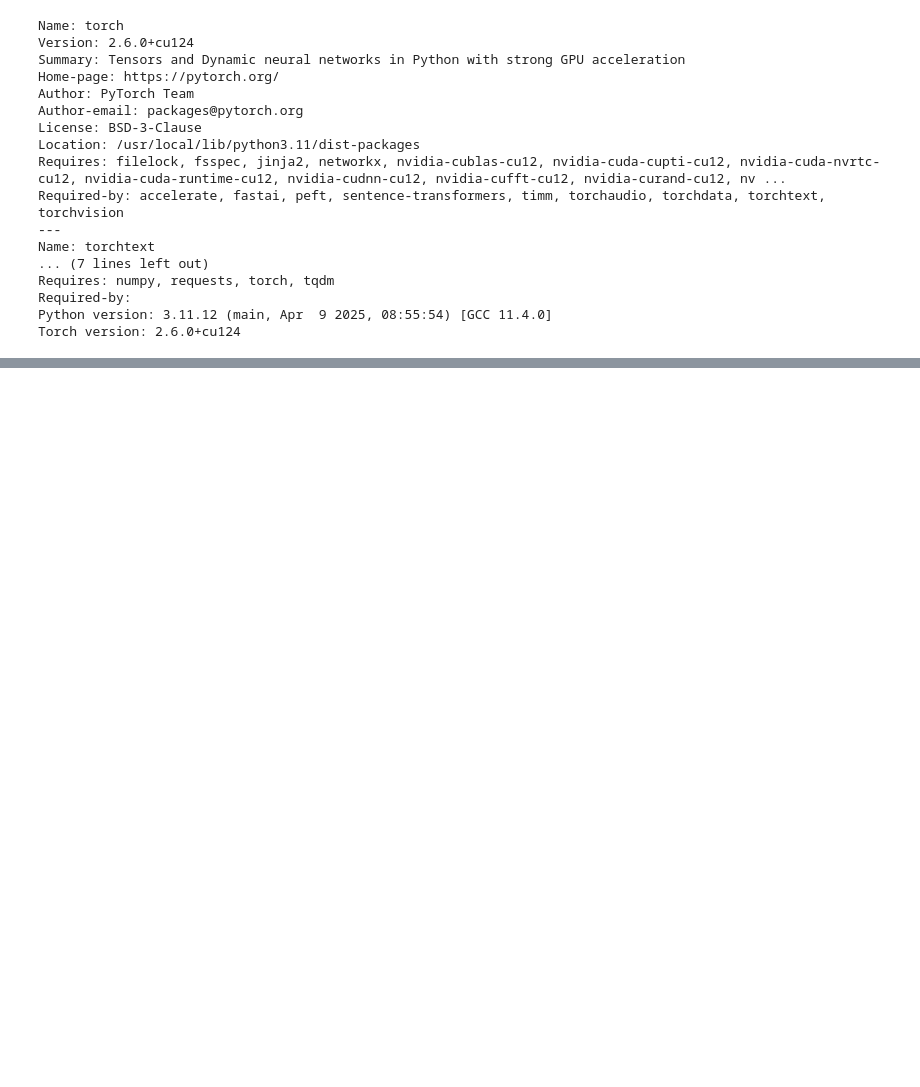
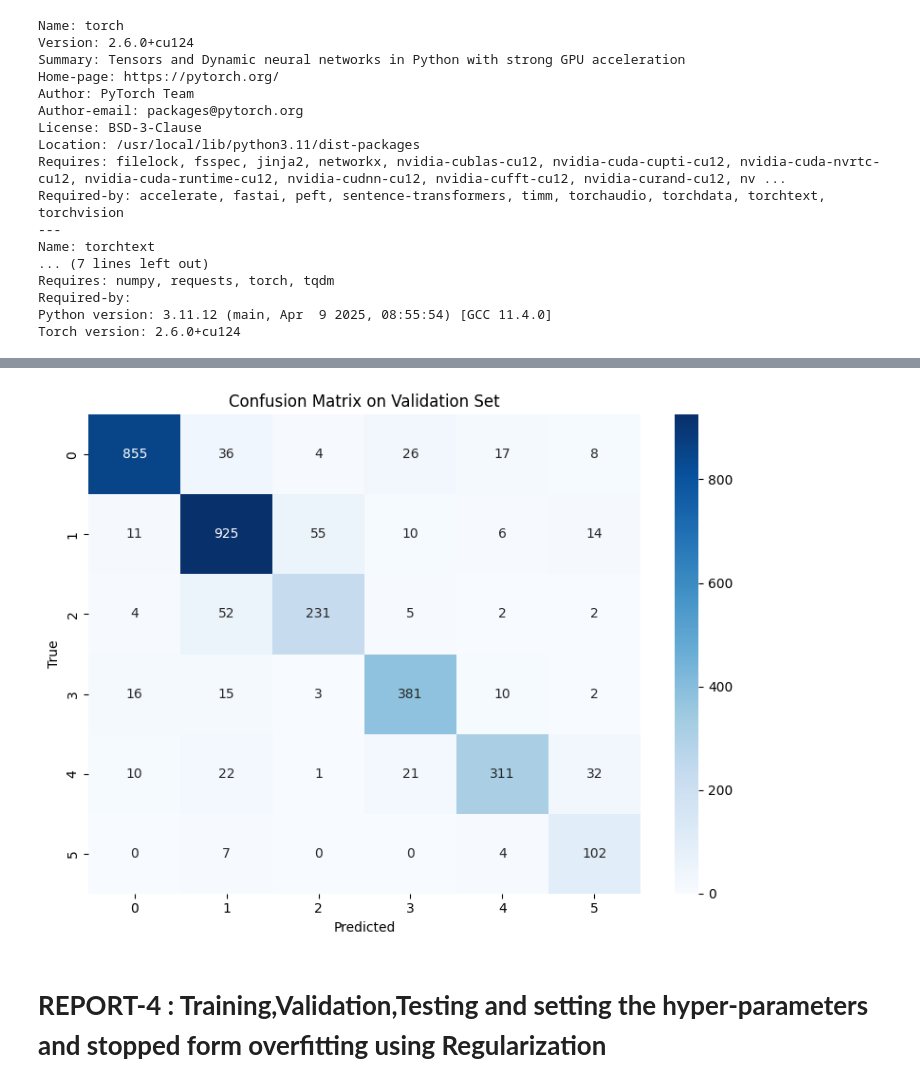
Before and after one commit to Rushikannan2/EMOTION_DETECTION_IN_TWEETS-_USING_DEEP_LEARNING-, a Jupyter notebook: Emotion Detection in Tweets using BERT_LSTM – Research.ipynb, the cells around one changed output, grey strips where cells are left out. Drawn from its saved outputs; the diff is of its cells as text; code cells hidden in the pictures; blank space fills up the shorter version.

Commit message:
Updated LSTM traing,validation, testing and setting u0p the hyperparameters on 24th May 2025

```diff
--- a/Emotion Detection in Tweets using BERT_LSTM – Research.ipynb
+++ b/Emotion Detection in Tweets using BERT_LSTM – Research.ipynb
@@ -356,23 +425,26 @@ from torch.utils.data import Dataset, DataLoader
 import pandas as pd
 import re
 from collections import Counter
-from sklearn.metrics import classification_report
+from sklearn.metrics import classification_report, confusion_matrix
 import numpy as np
+import seaborn as sns
+import matplotlib.pyplot as plt
 from sklearn.model_selection import train_test_split
+from sklearn.utils.class_weight import compute_class_weight
 
-# 1. Load preprocessed dataset (ensure CSV is available in current directory)
-df = pd.read_csv("train_preprocessed.csv")
+#  Load preprocessed dataset
+df = pd.read_csv("train_preprocessed.csv")  # Must have 'text' and 'label' columns
 texts = df["text"].tolist()
 labels = df["label"].tolist()
 
-# 2. Preprocess text
+# Tokenize text
 def tokenize(text):
     text = re.sub(r"[^\w\s]", "", text.lower())
     return text.split()
 
 tokenized_texts = [tokenize(t) for t in texts]
 
-# 3. Build vocab
+#  Build vocabulary
 PAD_IDX = 0
 UNK_IDX = 1
 special_tokens = ["<PAD>", "<UNK>"]
@@ -386,7 +458,7 @@ def encode(tokens):
 
 encoded_texts = [encode(tokens) for tokens in tokenized_texts]
 
-# 4. Pad sequences
+#  Pad sequences
 MAX_LEN = 50
 def pad(seq):
     return seq[:MAX_LEN] + [PAD_IDX] * max(0, MAX_LEN - len(seq))
@@ -394,10 +466,10 @@ def pad(seq):
 padded_texts = [pad(seq) for seq in encoded_texts]
 labels = torch.tensor(labels)
 
-# 5. Split into train/val
+#  Train-validation split
 X_train, X_val, y_train, y_val = train_test_split(padded_texts, labels, test_size=0.2, random_state=42)
 
-# 6. Create Dataset
+# Dataset class
 class TweetDataset(Dataset):
     def __init__(self, X, y):
         self.X = torch.tensor(X, dtype=torch.long)
@@ -415,35 +487,40 @@ val_ds = TweetDataset(X_val, y_val)
 train_loader = DataLoader(train_ds, batch_size=32, shuffle=True)
 val_loader = DataLoader(val_ds, batch_size=32)
 
-# 7. Define LSTM model
+#  LSTM model (bidirectional)
 class LSTMClassifier(nn.Module):
     def __init__(self, vocab_size, embed_dim, hidden_dim, output_dim, padding_idx):
         super().__init__()
         self.embedding = nn.Embedding(vocab_size, embed_dim, padding_idx=padding_idx)
-        self.lstm = nn.LSTM(embed_dim, hidden_dim, batch_first=True)
-        self.fc = nn.Linear(hidden_dim, output_dim)
+        self.lstm = nn.LSTM(embed_dim, hidden_dim, batch_first=True, bidirectional=True)
+        self.fc = nn.Linear(hidden_dim * 2, output_dim)  # bidirectional output
 
     def forward(self, x):
         embedded = self.embedding(x)
         _, (hidden, _) = self.lstm(embedded)
-        return self.fc(hidden[-1])
+        hidden_cat = torch.cat((hidden[0], hidden[1]), dim=1)
+        return self.fc(hidden_cat)
 
+#  Model setup
+device = torch.device("cuda" if torch.cuda.is_available() else "cpu")
 model = LSTMClassifier(
     vocab_size=len(vocab),
     embed_dim=128,
     hidden_dim=128,
-    output_dim=6,  # 6 emotions
+    output_dim=6,  # 6 emotion labels
     padding_idx=PAD_IDX,
-)
+).to(device)
 
-device = torch.device("cuda" if torch.cuda.is_available() else "cpu")
-model.to(device)
+# Class weights for imbalance
+y_train_np = y_train.numpy()
+class_weights = compute_class_weight(class_weight='balanced', classes=np.unique(y_train_np), y=y_train_np)
+weights = torch.tensor(class_weights, dtype=torch.float).to(device)
+criterion = nn.CrossEntropyLoss(weight=weights)
 
-# 8. Training loop
 optimizer = torch.optim.Adam(model.parameters(), lr=0.001)
-criterion = nn.CrossEntropyLoss()
 
-for epoch in range(5):
+# Training loop
+for epoch in range(15):  # Train for 15 epochs
     model.train()
     total_loss = 0
     for X_batch, y_batch in train_loader:
@@ -454,9 +531,10 @@ for epoch in range(5):
         loss.backward()
         optimizer.step()
         total_loss += loss.item()
-    print(f"Epoch {epoch+1}, Training Loss: {total_loss/len(train_loader):.4f}")
+    avg_loss = total_loss / len(train_loader)
+    print(f"Epoch {epoch + 1}, Training Loss: {avg_loss:.4f}")
 
-# 9. Evaluation
+# Evaluation on validation set
 model.eval()
 all_preds = []
 all_labels = []
@@ -468,6 +546,16 @@ with torch.no_grad():
         all_preds.extend(preds)
         all_labels.extend(y_batch.numpy())
 
-print("\nClassification Report on Validation Set:")
+print("\n📋 Classification Report:")
 print(classification_report(all_labels, all_preds, digits=3))
+
+# Confusion matrix
+cm = confusion_matrix(all_labels, all_preds)
+plt.figure(figsize=(8, 6))
+sns.heatmap(cm, annot=True, fmt="d", cmap="Blues")
+plt.xlabel("Predicted")
+plt.ylabel("True")
+plt.title("Confusion Matrix on Validation Set")
+plt.tight_layout()
+plt.show()
 # %% [output]
@@ -492,0 +579,3 @@ weighted avg      0.259     0.317     0.163      3200
+[figure, added]
+# %% [markdown]
+# **REPORT-4 : Training,Validation,Testing and setting the hyper-parameters and stopped form overfitting using Regularization**
```
Also changed, not shown: parts of 10 cells of this notebook.
